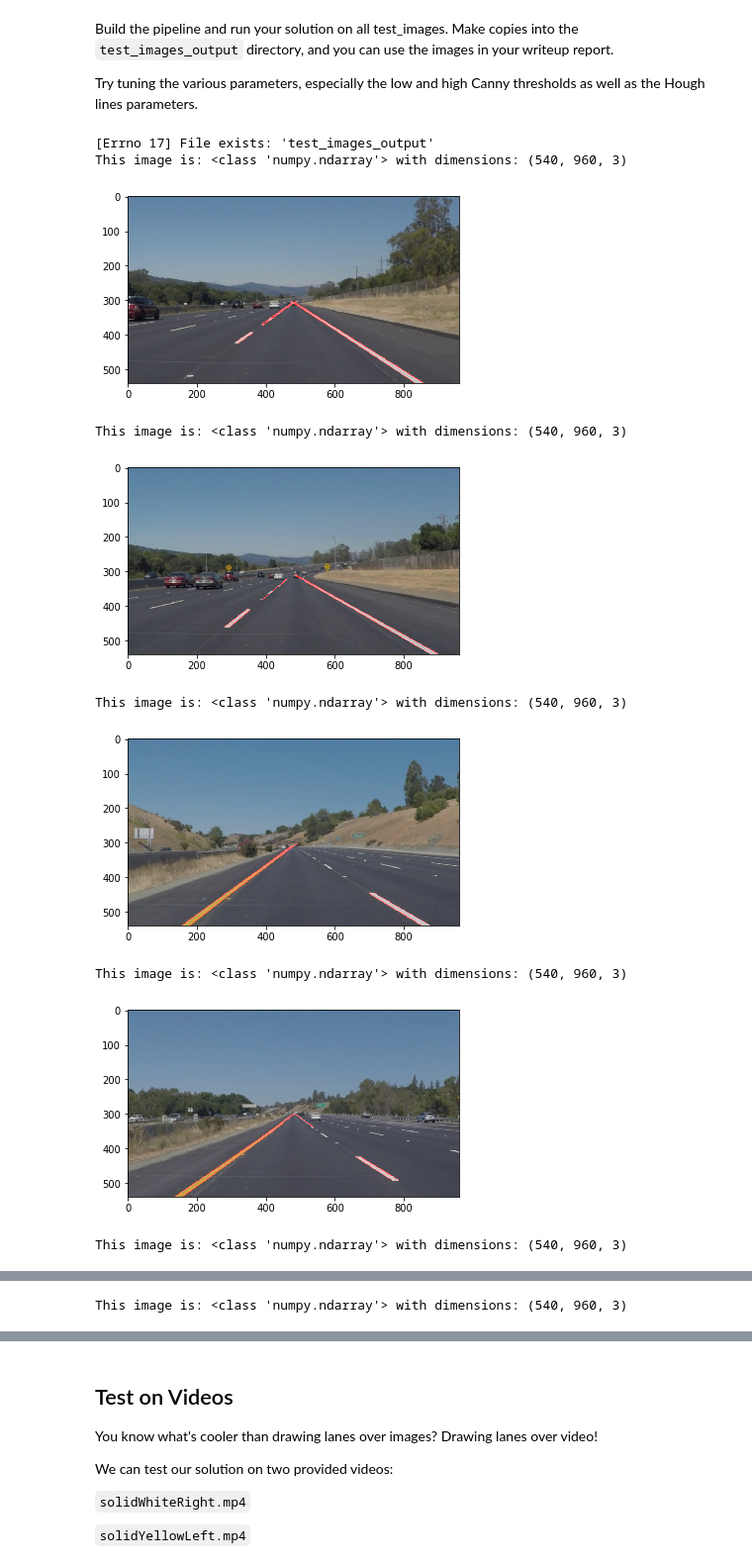
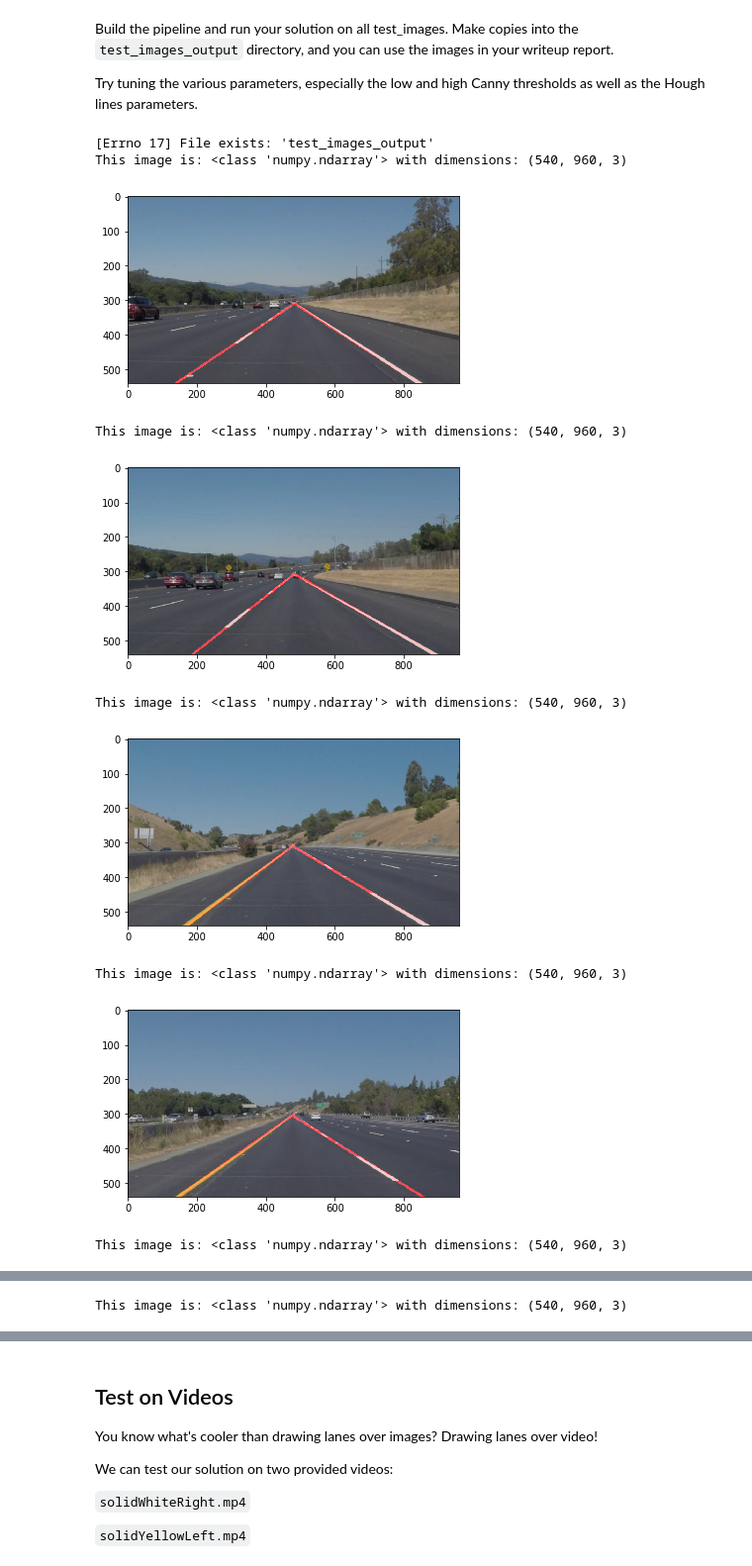
Before and after one commit to Giangy1990/CarND-LaneLines-P1, a Jupyter notebook: P1.ipynb, the cells around one changed output, grey strips where cells are left out. Shown at 99% size. Cells and saved outputs as stored; diff of their text form; code cells hidden in the pictures.

Commit message:
first release. Known limitation: they occurs some fail in lane detection for the optional video

```diff
--- a/P1.ipynb
+++ b/P1.ipynb
@@ -254,71 +326,35 @@ Try tuning the various parameters, especially the low and high Canny thresholds
 # %%
 # TODO: Build your pipeline that will draw lane lines on the test_images
 # then save them to the test_images_output" directory.
 out_dir = "test_images_output"
 try:
     os.mkdir(out_dir)
 except OSError as error:
     print(error)
-
-def lane_line_finder(curr_image):
-    #convert to gray scale
-    gray_image = grayscale(curr_image)
-    #plt.imshow(gray_image, cmap='gray')
-
-    #smoothing
-    kernel_size = 5
-    blur_image = gaussian_blur(gray_image, kernel_size)
-    #plt.imshow(blur_image, cmap='gray')
-
-    #edge detection algorithm
-    low_threshold = 70
-    high_threshold = 3*low_threshold
-    canny_image = canny(blur_image, low_threshold, high_threshold)
-    #plt.imshow(canny_image)
-
-    #create the
-    lateral_offset = 50
-    upper_offset = 300
-    upper_length = 100
-    imshape = canny_image.shape
-    vertices = np.array([[(lateral_offset, imshape[0]),((imshape[1] - upper_length)*.5, 300), ((imshape[1] + upper_length)*.5, upper_offset), (imshape[1] - lateral_offset, imshape[0])]], dtype=np.int32)
-    masked_image = region_of_interest(canny_image, vertices)
-    #plt.imshow(masked_image)
-
-    #apply hough transform
-    rho = 1 # distance resolution in pixels of the Hough grid
-    theta = np.pi/180 # angular resolution in radians of the Hough grid
-    threshold = 50     # minimum number of votes (intersections in Hough grid cell)
-    min_line_len = 40 #minimum number of pixels making up a line
-    max_line_gap = 20    # maximum gap in pixels between connectable line segments
-    hough_image = hough_lines(masked_image, rho, theta, threshold, min_line_len, max_line_gap)
-    #plt.imshow(hough_image)
-    return hough_image
-
 
 for curr_file in files:
     #reading in an image
     curr_image = mpimg.imread(os.path.join(img_dir, curr_file))
 
     #printing out some stats and plotting
     print('This image is:', type(curr_image), 'with dimensions:', curr_image.shape)
     plt.imshow(curr_image)
 
     line_image = lane_line_finder(curr_image)
 
     #create the final image
     final_image = weighted_img(line_image, curr_image)
     plt.imshow(final_image)
     plt.show()
     mpimg.imsave(os.path.join(out_dir, curr_file), final_image)
 # %% [output]
 [Errno 17] File exists: 'test_images_output'
 This image is: <class 'numpy.ndarray'> with dimensions: (540, 960, 3)
-[figure, old version]
+[figure, new version]
 This image is: <class 'numpy.ndarray'> with dimensions: (540, 960, 3)
-[figure, old version]
+[figure, new version]
 This image is: <class 'numpy.ndarray'> with dimensions: (540, 960, 3)
-[figure, old version]
+[figure, new version]
 This image is: <class 'numpy.ndarray'> with dimensions: (540, 960, 3)
-[figure, old version]
+[figure, new version]
 This image is: <class 'numpy.ndarray'> with dimensions: (540, 960, 3)
```
Also changed, not shown: parts of 9 cells of this notebook, 9 other files.
